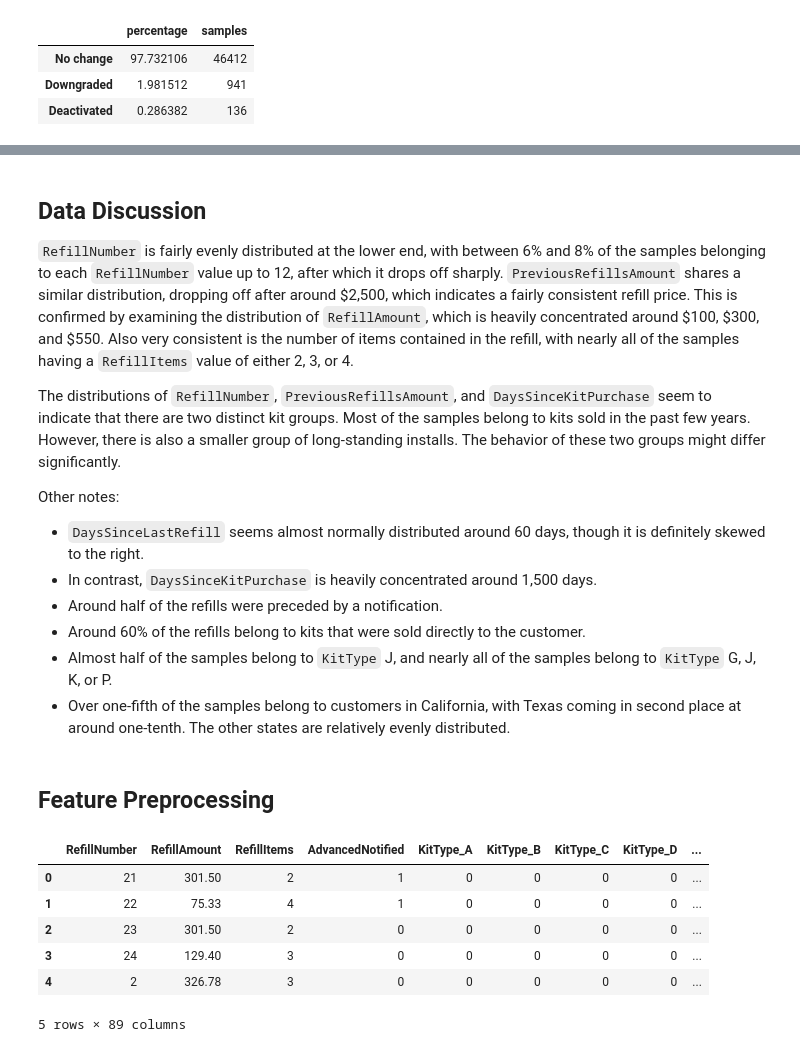
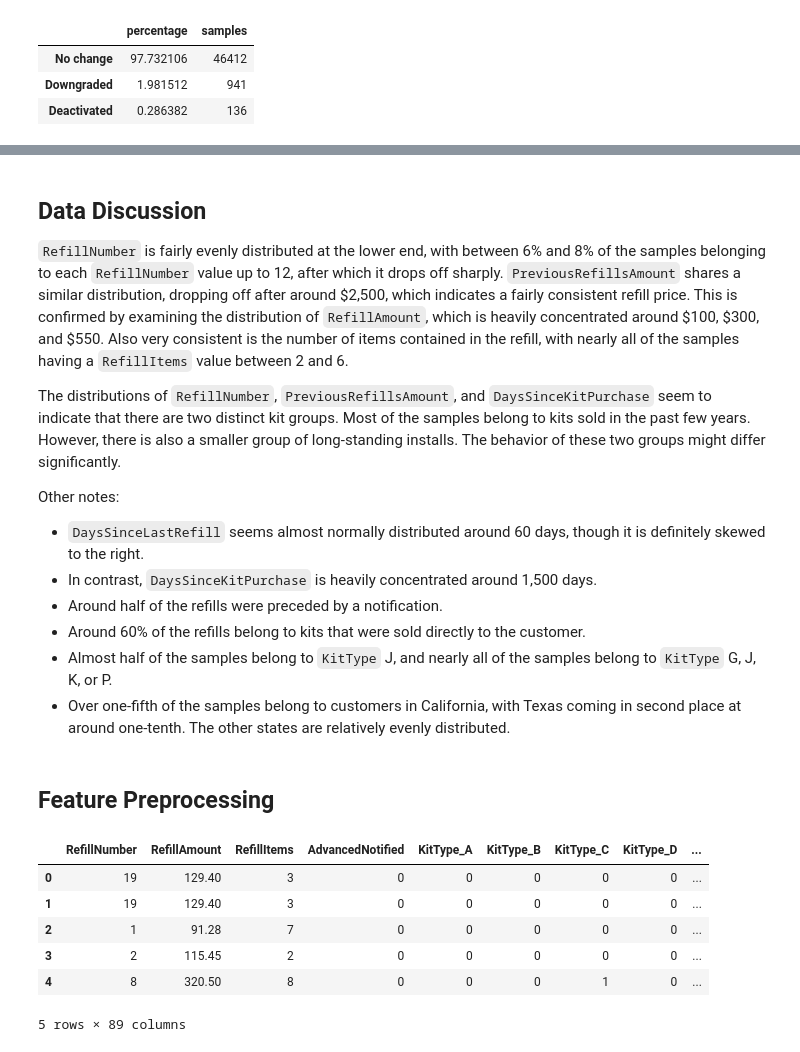
Before and after one commit to sjawhar/udacity-mlnd-capstone, a Jupyter notebook: kit_churn.ipynb, the cells around one changed output, grey strips where cells are left out. Saved outputs shown, nothing was run; the diff lists cells and outputs as text; code cells hidden in the pictures.

```diff
--- a/kit_churn.ipynb
+++ b/kit_churn.ipynb
@@ -127,7 +127,7 @@ autoscrolling long output is disabled
 ... (3 outputs left out)
 # %% [markdown]
 ## Data Discussion
-`RefillNumber` is fairly evenly distributed at the lower end, with between 6% and 8% of the samples belonging to each `RefillNumber` value up to 12, after which it drops off sharply. `PreviousRefillsAmount` shares a similar distribution, dropping off after around \$2,500, which indicates a fairly consistent refill price. This is confirmed by examining the distribution of `RefillAmount`, which is heavily concentrated around \$100, \$300, and \$550. Also very consistent is the number of items contained in the refill, with nearly all of the samples having a `RefillItems` value of either 2, 3, or 4.
+`RefillNumber` is fairly evenly distributed at the lower end, with between 6% and 8% of the samples belonging to each `RefillNumber` value up to 12, after which it drops off sharply. `PreviousRefillsAmount` shares a similar distribution, dropping off after around \$2,500, which indicates a fairly consistent refill price. This is confirmed by examining the distribution of `RefillAmount`, which is heavily concentrated around \$100, \$300, and \$550. Also very consistent is the number of items contained in the refill, with nearly all of the samples having a `RefillItems` value between 2 and 6.
 
 The distributions of `RefillNumber`, `PreviousRefillsAmount`, and `DaysSinceKitPurchase` seem to indicate that there are two distinct kit groups. Most of the samples belong to kits sold in the past few years. However, there is also a smaller group of long-standing installs. The behavior of these two groups might differ significantly.
 
@@ -143,37 +143,37 @@ Other notes:
 # %%
 # Impute missing values by class
 # Impute numerical with mean, categorical with mode
-# TODO: Ensure index order is maintained
 X_imputed = pd.DataFrame()
 results = y_all.unique()
 for result in results:
     X_class = X_raw[y_all == result]
     X_class_imputed = pd.DataFrame(index = X_class.index)
     for col, col_data in X_class.iteritems():
         fill_value = col_data.mode()[0] if col_data.dtype == object else col_data.mean()
         X_class_imputed = X_class_imputed.join(col_data.fillna(fill_value))
     X_imputed = X_imputed.append(X_class_imputed, verify_integrity = True)
+X_imputed.sort_index(inplace=True)
 
 X_all = pd.DataFrame(index = X_imputed.index)
 for col, col_data in X_imputed.iteritems():
     # Transform DaysSinceLastRefill to reciprocal, fill NULL with 0
     # TODO: Look for NaN results
     if col == 'DaysSinceLastRefill':
-        col_data = X_raw[col].rtruediv(1).fillna(0)
+        col_data = X_raw[col].rtruediv(1).replace(np.inf, 0).fillna(0)
         col_data.name = 'RefillFrequency'
     # Split categorical features into multiple binary columns
     elif col_data.dtype == object and set(col_data.unique()) != set([0,1]):
         col_data = pd.get_dummies(col_data, prefix=col)
     X_all = X_all.join(col_data)
 
 X_all.head()
 # %% [output]
 |  | RefillNumber | RefillAmount | RefillItems | AdvancedNotified | KitType_A | KitType_B | KitType_C | KitType_D | ... |
-| 0 | 21 | 301.50 | 2 | 1 | 0 | 0 | 0 | 0 | ... |
-| 1 | 22 | 75.33 | 4 | 1 | 0 | 0 | 0 | 0 | ... |
-| 2 | 23 | 301.50 | 2 | 0 | 0 | 0 | 0 | 0 | ... |
-| 3 | 24 | 129.40 | 3 | 0 | 0 | 0 | 0 | 0 | ... |
-| 4 | 2 | 326.78 | 3 | 0 | 0 | 0 | 0 | 0 | ... |
+| 0 | 19 | 129.40 | 3 | 0 | 0 | 0 | 0 | 0 | ... |
+| 1 | 19 | 129.40 | 3 | 0 | 0 | 0 | 0 | 0 | ... |
+| 2 | 1 | 91.28 | 7 | 0 | 0 | 0 | 0 | 0 | ... |
+| 3 | 2 | 115.45 | 2 | 0 | 0 | 0 | 0 | 0 | ... |
+| 4 | 8 | 320.50 | 8 | 0 | 0 | 0 | 1 | 0 | ... |
 5 rows × 89 columns
 # %% [markdown]
 ## Algorithm Selection
```
Also changed, not shown: parts of 9 cells of this notebook.
